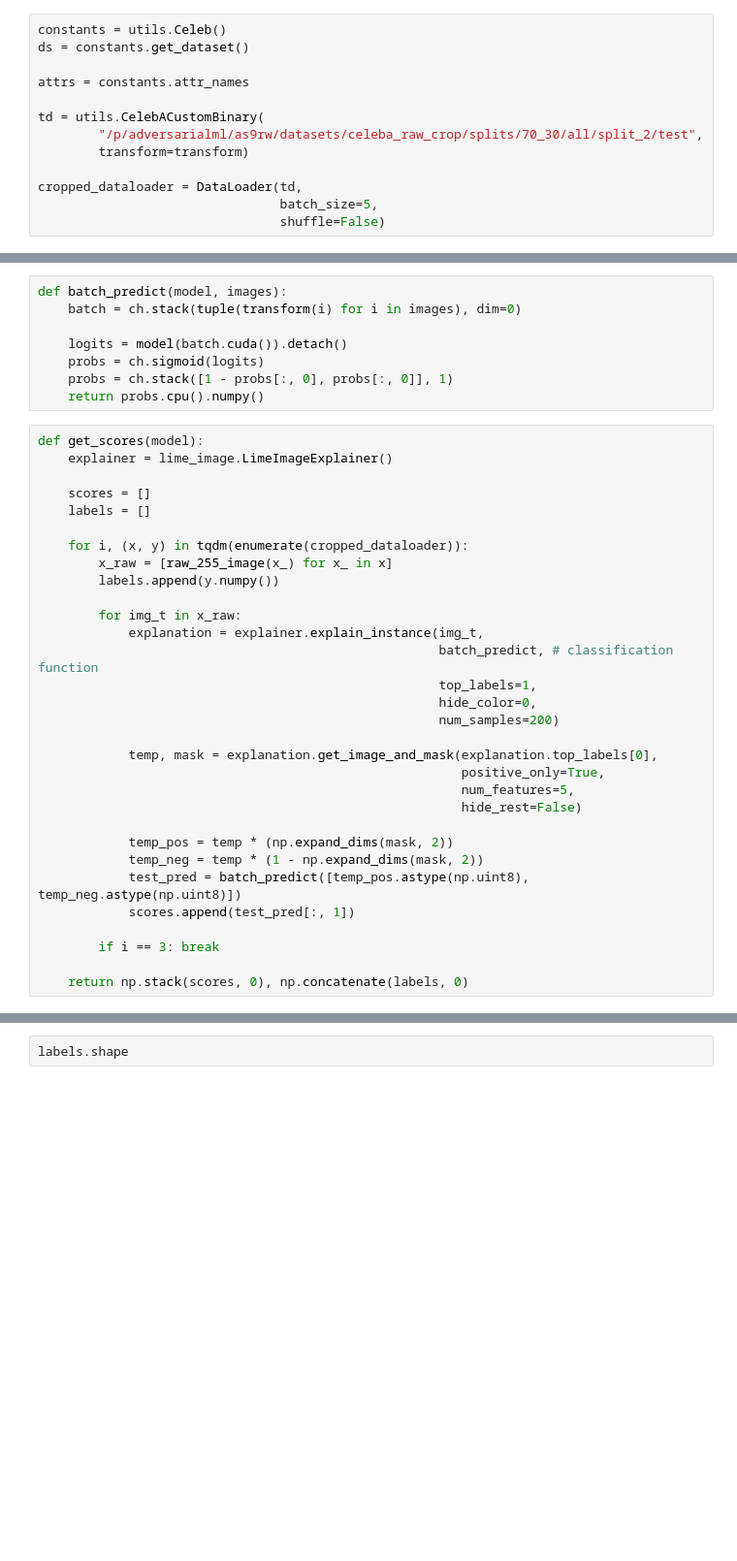
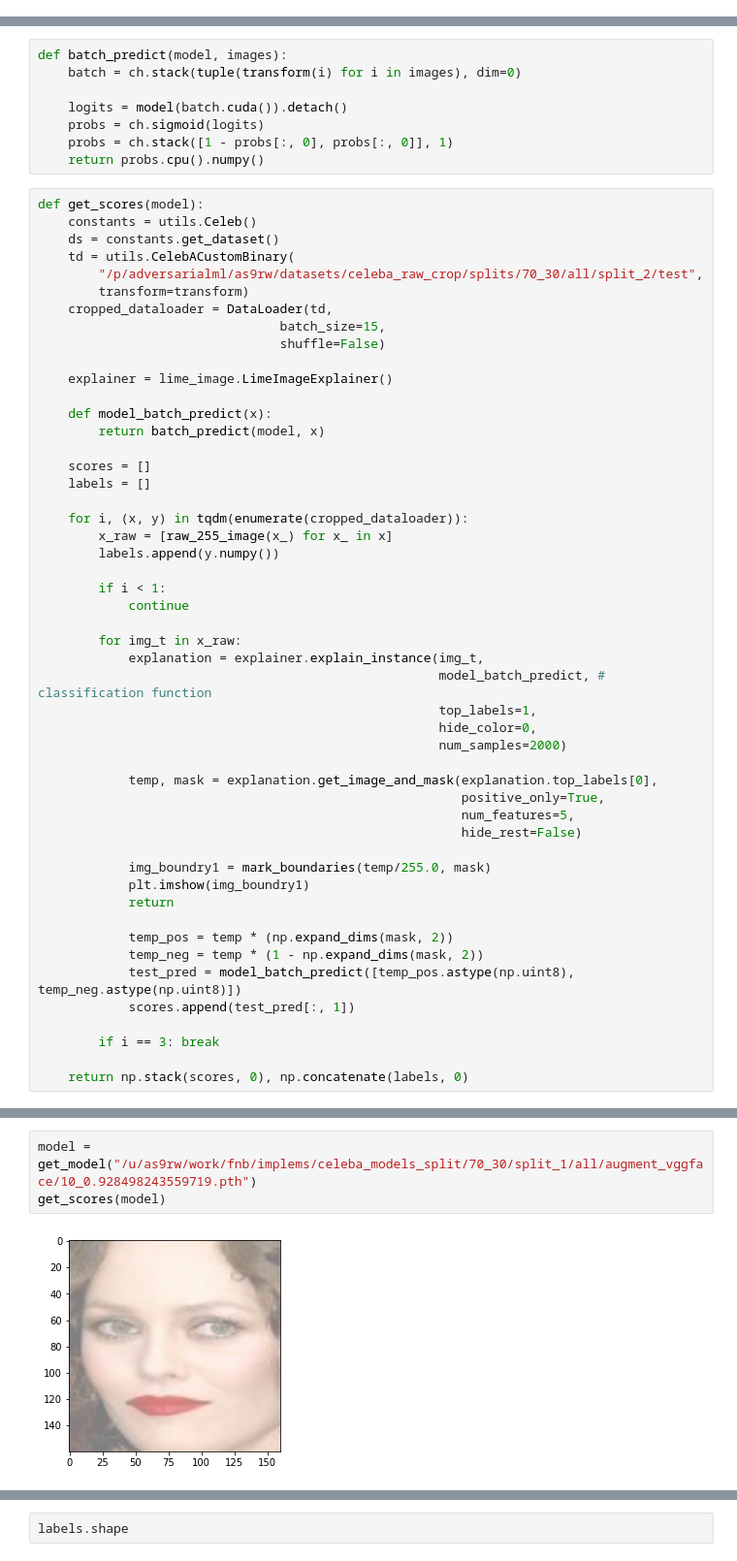
Before and after one commit to iamgroot42/FormEstDistRisks, a Jupyter notebook: implems/fair_lime.ipynb, the cells around one changed output, grey strips where cells are left out. Shown: that part at 97% size. Drawn from its saved outputs; the diff is of its cells as text; blank space fills up the shorter version.

```diff
--- a/implems/fair_lime.ipynb
+++ b/implems/fair_lime.ipynb
@@ -36,13 +33,0 @@ model = get_model("/u/as9rw/work/fnb/implems/celeba_models_split/70_30/split_1/a
-# %%
-constants = utils.Celeb()
-ds = constants.get_dataset()
-
-attrs = constants.attr_names
-
-td = utils.CelebACustomBinary(
-        "/p/adversarialml/as9rw/datasets/celeba_raw_crop/splits/70_30/all/split_2/test",
-        transform=transform)
-
-cropped_dataloader = DataLoader(td,
-                                batch_size=5,
-                                shuffle=False)
@@ -64,7 +54,19 @@ def batch_predict(model, images):
     return probs.cpu().numpy()
 # %%
 def get_scores(model):
+    constants = utils.Celeb()
+    ds = constants.get_dataset()
+    td = utils.CelebACustomBinary(
+        "/p/adversarialml/as9rw/datasets/celeba_raw_crop/splits/70_30/all/split_2/test",
+        transform=transform)
+    cropped_dataloader = DataLoader(td,
+                                batch_size=15,
+                                shuffle=False)
+
     explainer = lime_image.LimeImageExplainer()
+
+    def model_batch_predict(x):
+        return batch_predict(model, x)
 
     scores = []
     labels = []
@@ -73,21 +75,28 @@ def get_scores(model):
         x_raw = [raw_255_image(x_) for x_ in x]
         labels.append(y.numpy())
 
+        if i < 1:
+            continue
+
         for img_t in x_raw:
             explanation = explainer.explain_instance(img_t,
-                                                     batch_predict, # classification function
+                                                     model_batch_predict, # classification function
                                                      top_labels=1,
                                                      hide_color=0,
-                                                     num_samples=200)
+                                                     num_samples=2000)
 
             temp, mask = explanation.get_image_and_mask(explanation.top_labels[0],
                                                         positive_only=True,
                                                         num_features=5,
                                                         hide_rest=False)
 
+            img_boundry1 = mark_boundaries(temp/255.0, mask)
+            plt.imshow(img_boundry1)
+            return
+
             temp_pos = temp * (np.expand_dims(mask, 2))
             temp_neg = temp * (1 - np.expand_dims(mask, 2))
-            test_pred = batch_predict([temp_pos.astype(np.uint8), temp_neg.astype(np.uint8)])
+            test_pred = model_batch_predict([temp_pos.astype(np.uint8), temp_neg.astype(np.uint8)])
             scores.append(test_pred[:, 1])
 
         if i == 3: break
@@ -101,0 +105,5 @@ scores.shape
+# %%
+model = get_model("/u/as9rw/work/fnb/implems/celeba_models_split/70_30/split_1/all/augment_vggface/10_0.928498243559719.pth")
+get_scores(model)
+# %% [output]
+[figure, added]
```
Also changed, not shown: parts of 7 cells of this notebook, 11 other files.
